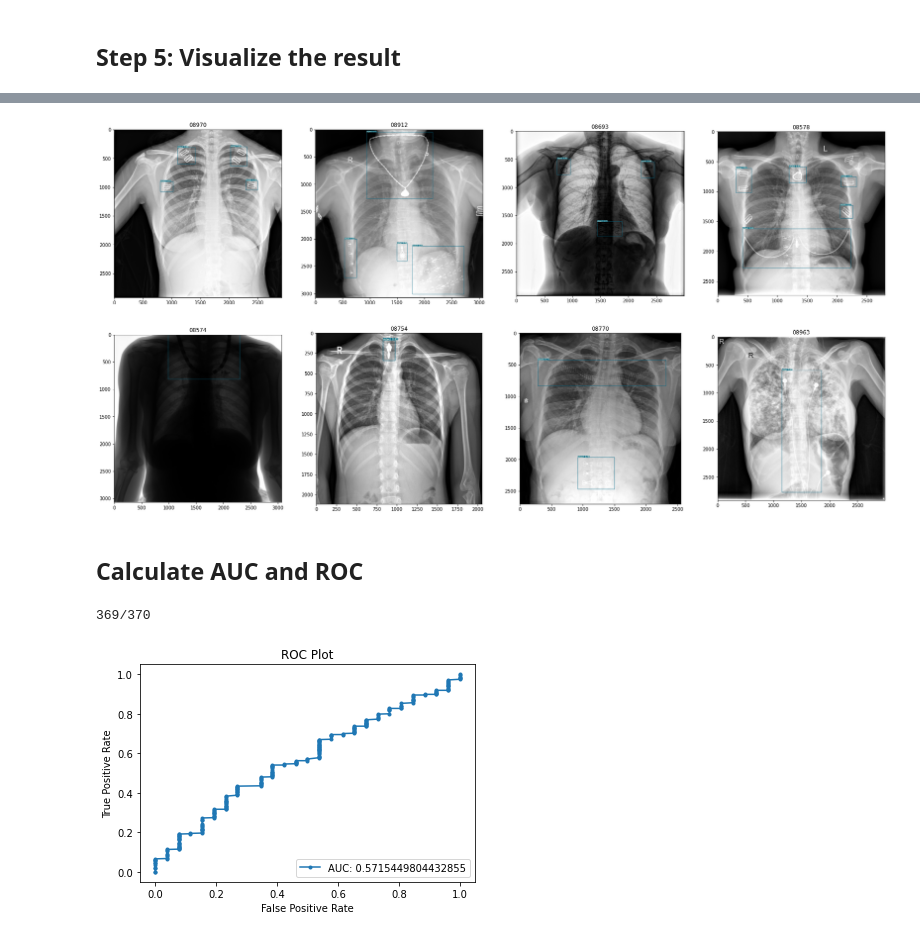
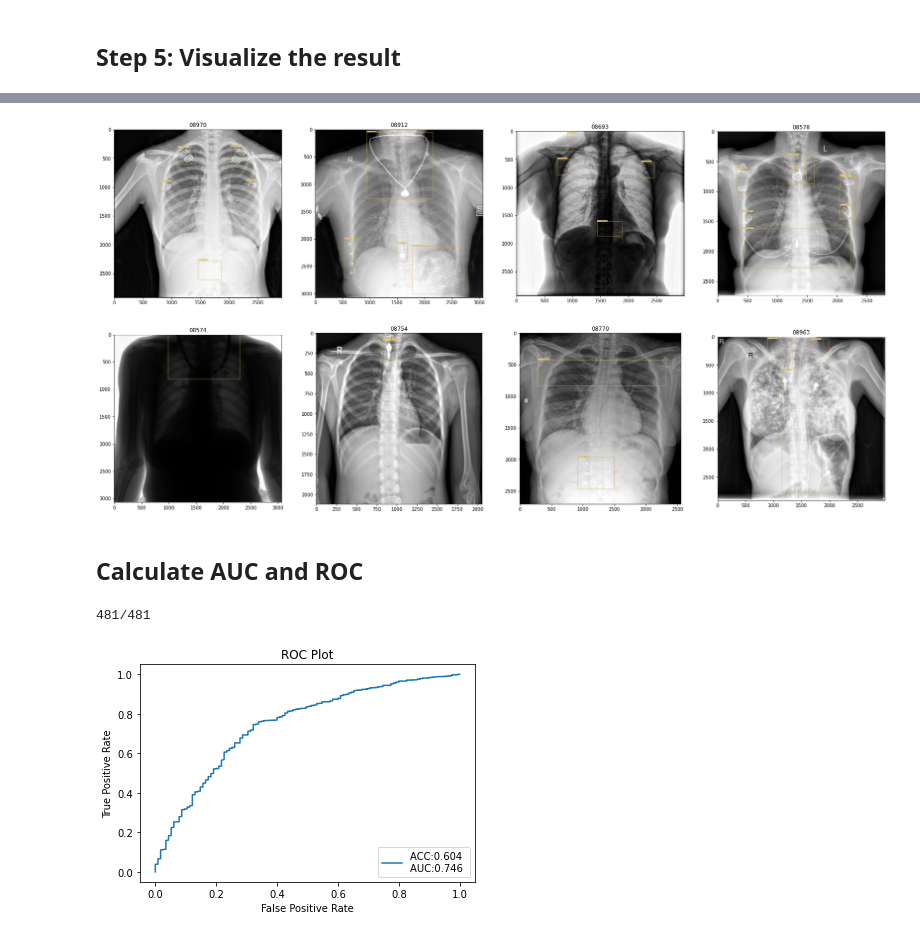
Before and after one commit to pambao1211/vgu-image-processing, a Jupyter notebook: Problem_Set_4.ipynb, the cells around one changed output, grey strips where cells are left out. Drawn from its saved outputs; the diff is of its cells as text; code cells hidden in the pictures.

```diff
--- a/Problem_Set_4.ipynb
+++ b/Problem_Set_4.ipynb
@@ -467,7 +470,7 @@ from PIL import Image
 
 import matplotlib.pyplot as plt
 
-TEST_DIR = '/content/drive/MyDrive/MIP Resource/ChestXrayDataSet/yolov5/runs/detect/exp18/'
+TEST_DIR = '/content/drive/MyDrive/MIP Resource/ChestXrayDataSet/yolov5/runs/detect/exp24/'
 samples = ['08970', '08912', '08693', '08578', '08574', '08754', '08770', '08963']
 
 fig, axs = plt.subplots(2, 4 ,figsize=(30, 15))
@@ -479,7 +482,7 @@ for img_name, ax in zip(samples, axs):
   ax.set_title(img_name)
   ax.imshow(image)
 # %% [output]
-[figure, old version]
+[figure, new version]
 # %% [markdown]
 ## Calculate AUC and ROC
 # %%
@@ -520,8 +523,8 @@ import sys
 
 from pathlib import Path
 
-TARGET_DIR = '/content/drive/MyDrive/MIP Resource/ChestXrayDataSet/yolov5/runs/detect/exp18/'
-TEST_DIR = '/content/drive/MyDrive/MIP Resource/ChestXrayDataSet/yolov5/runs/detect/exp18/labels/'
+TARGET_DIR = '/content/drive/MyDrive/MIP Resource/ChestXrayDataSet/yolov5/runs/detect/exp24/'
+TEST_DIR = '/content/drive/MyDrive/MIP Resource/ChestXrayDataSet/yolov5/runs/detect/exp24/labels/'
 ORIGINAL_TEST_DIR = '/content/drive/MyDrive/MIP Resource/ChestXrayDataSet/preparedDataSet/labels/dev/'
 
 ioc_path = Path(f'{TARGET_DIR}/iou_csv')
@@ -529,7 +532,7 @@ ioc_path.mkdir(parents=True, exist_ok=True)
 file = open(TARGET_DIR+ 'iou_csv/' + 'data.csv', mode='w')
 file_writer = csv.writer(file, delimiter=' ')
 
-counter = 0
+counter = 1
 total = len(os.listdir(TEST_DIR))
 for image in os.listdir(TEST_DIR):
   detect_annotations_list = []
@@ -586,36 +589,40 @@ for image in os.listdir(TEST_DIR):
   #break
 file.close()
 # %% [output]
-369/370
+481/481
 # %%
 from sklearn.metrics import roc_curve
 from sklearn.metrics import roc_auc_score
 
 import matplotlib.pyplot as plt
 import numpy as np
-DATA_DIR = '/content/drive/MyDrive/MIP Resource/ChestXrayDataSet/yolov5/runs/detect/exp18/iou_csv/data.csv'
+DATA_DIR = '/content/drive/MyDrive/MIP Resource/ChestXrayDataSet/yolov5/runs/detect/exp24/iou_csv/data.csv'
 file = open(DATA_DIR, mode = 'r')
 reader = csv.reader(file)
 content = list(reader)
+
 y = []
-pred = []
-
+preds = []
 for line in content:
   line = line[0].split(' ')
   y.append(line[0])
-  pred.append(line[1])
+  preds.append(line[1])
 
-y = np.array(list(map(int, y)))
-pred = np.array(list(map(float, pred)))
+y = list(map(int, y))
+preds = list(map(float, preds))
 
-auc = roc_auc_score(y, pred)
-fpr, tpr, _ = roc_curve(y, pred)
+y = np.array(y)
+preds = np.array(preds)
+
+acc = ((preds >= .5) == y).mean()
+auc = roc_auc_score(y, preds)
+fpr, tpr, _ = roc_curve(y, preds)
 
 plt.title("ROC Plot")
 plt.xlabel("False Positive Rate")
 plt.ylabel("True Positive Rate")
-plt.plot(fpr, tpr, marker = '.', label=f'AUC: {auc}')
+plt.plot(fpr, tpr, label=f'ACC:{acc:.03} \nAUC:{auc:.03} ')
 plt.legend(loc='lower right')
 plt.show()
 # %% [output]
-[figure, old version]
+[figure, new version]
```
Also changed, not shown: parts of 3 cells of this notebook.
